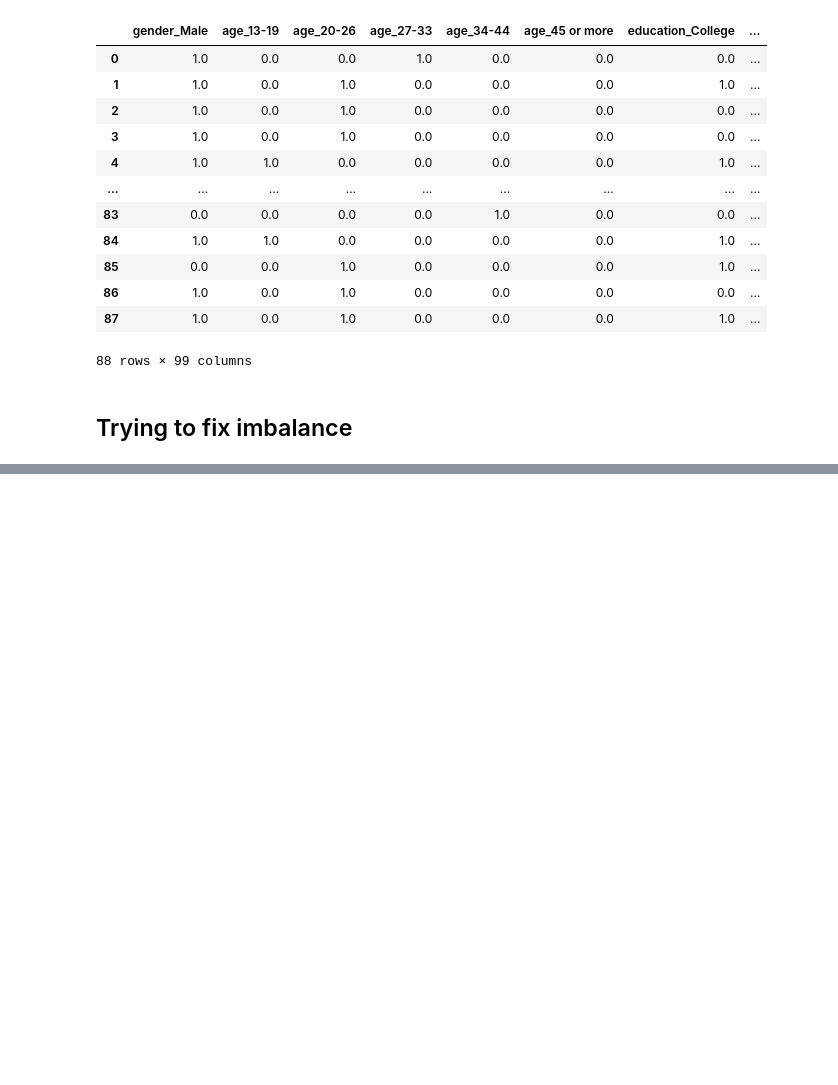
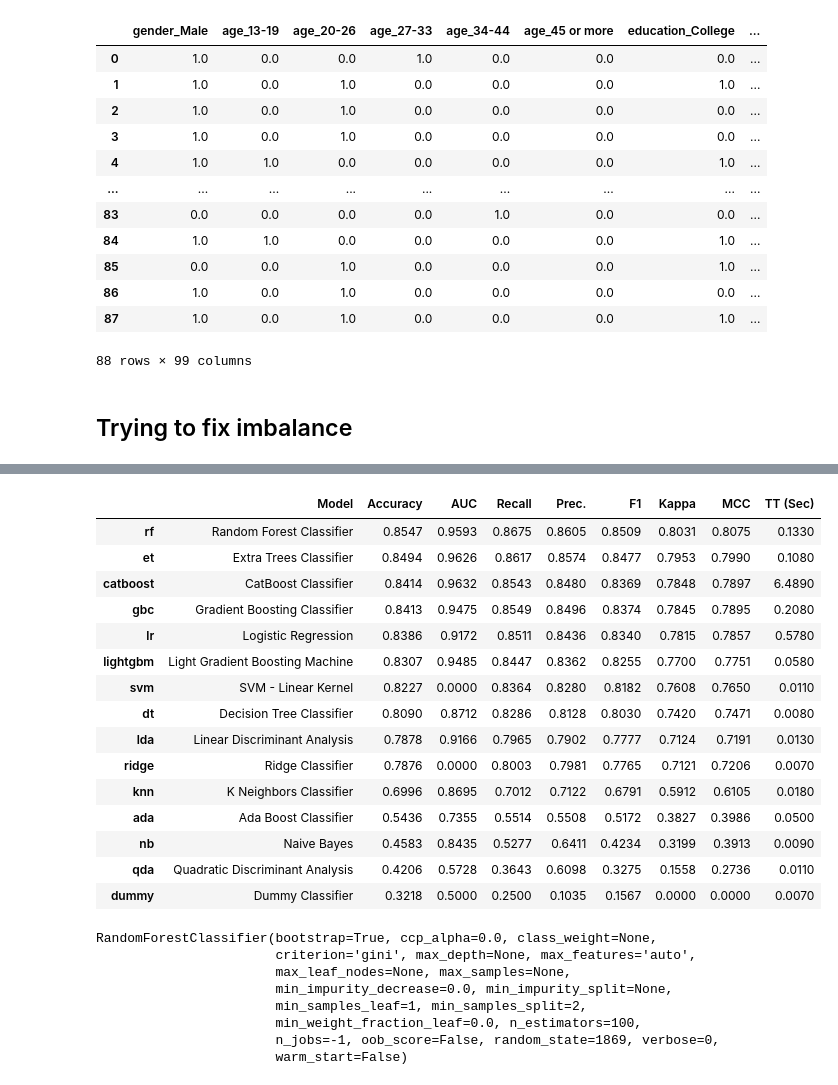
Before and after one commit to imraghavagr/mental-health, a Jupyter notebook: notebooks/02-ra-dataModelling.ipynb, the cells around one changed output, grey strips where cells are left out. Saved outputs shown, nothing was run; the diff lists cells and outputs as text; code cells hidden in the pictures; blank space fills up the shorter version.

```diff
--- a/notebooks/02-ra-dataModelling.ipynb
+++ b/notebooks/02-ra-dataModelling.ipynb
@@ -1269,0 +1364,27 @@ predict_model(blender5)
+# %%
+compare_models()
+# %% [output]
+|  | Model | Accuracy | AUC | Recall | Prec. | F1 | Kappa | MCC | TT (Sec) |
+| rf | Random Forest Classifier | 0.8547 | 0.9593 | 0.8675 | 0.8605 | 0.8509 | 0.8031 | 0.8075 | 0.1330 |
+| et | Extra Trees Classifier | 0.8494 | 0.9626 | 0.8617 | 0.8574 | 0.8477 | 0.7953 | 0.7990 | 0.1080 |
+| catboost | CatBoost Classifier | 0.8414 | 0.9632 | 0.8543 | 0.8480 | 0.8369 | 0.7848 | 0.7897 | 6.4890 |
+| gbc | Gradient Boosting Classifier | 0.8413 | 0.9475 | 0.8549 | 0.8496 | 0.8374 | 0.7845 | 0.7895 | 0.2080 |
+| lr | Logistic Regression | 0.8386 | 0.9172 | 0.8511 | 0.8436 | 0.8340 | 0.7815 | 0.7857 | 0.5780 |
+| lightgbm | Light Gradient Boosting Machine | 0.8307 | 0.9485 | 0.8447 | 0.8362 | 0.8255 | 0.7700 | 0.7751 | 0.0580 |
+| svm | SVM - Linear Kernel | 0.8227 | 0.0000 | 0.8364 | 0.8280 | 0.8182 | 0.7608 | 0.7650 | 0.0110 |
+| dt | Decision Tree Classifier | 0.8090 | 0.8712 | 0.8286 | 0.8128 | 0.8030 | 0.7420 | 0.7471 | 0.0080 |
+| lda | Linear Discriminant Analysis | 0.7878 | 0.9166 | 0.7965 | 0.7902 | 0.7777 | 0.7124 | 0.7191 | 0.0130 |
+| ridge | Ridge Classifier | 0.7876 | 0.0000 | 0.8003 | 0.7981 | 0.7765 | 0.7121 | 0.7206 | 0.0070 |
+| knn | K Neighbors Classifier | 0.6996 | 0.8695 | 0.7012 | 0.7122 | 0.6791 | 0.5912 | 0.6105 | 0.0180 |
+| ada | Ada Boost Classifier | 0.5436 | 0.7355 | 0.5514 | 0.5508 | 0.5172 | 0.3827 | 0.3986 | 0.0500 |
+| nb | Naive Bayes | 0.4583 | 0.8435 | 0.5277 | 0.6411 | 0.4234 | 0.3199 | 0.3913 | 0.0090 |
+| qda | Quadratic Discriminant Analysis | 0.4206 | 0.5728 | 0.3643 | 0.6098 | 0.3275 | 0.1558 | 0.2736 | 0.0110 |
+| dummy | Dummy Classifier | 0.3218 | 0.5000 | 0.2500 | 0.1035 | 0.1567 | 0.0000 | 0.0000 | 0.0070 |
+RandomForestClassifier(bootstrap=True, ccp_alpha=0.0, class_weight=None,
+                       criterion='gini', max_depth=None, max_features='auto',
+                       max_leaf_nodes=None, max_samples=None,
+                       min_impurity_decrease=0.0, min_impurity_split=None,
+                       min_samples_leaf=1, min_samples_split=2,
+                       min_weight_fraction_leaf=0.0, n_estimators=100,
+                       n_jobs=-1, oob_score=False, random_state=1869, verbose=0,
+                       warm_start=False)
```
Also changed, not shown: parts of 18 cells of this notebook.
